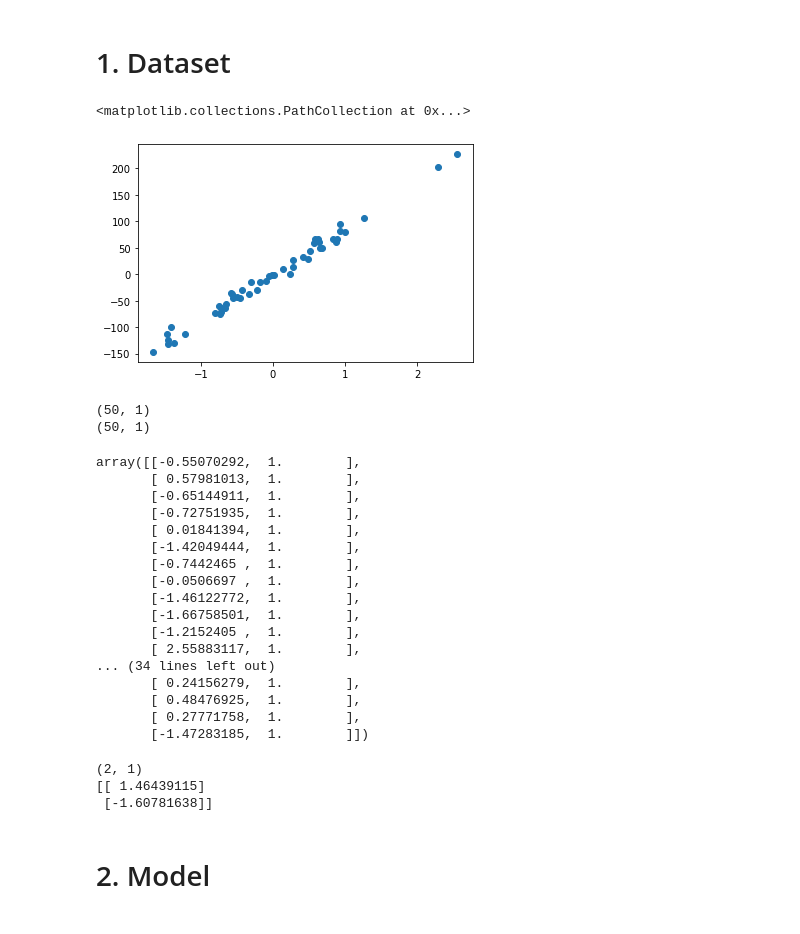
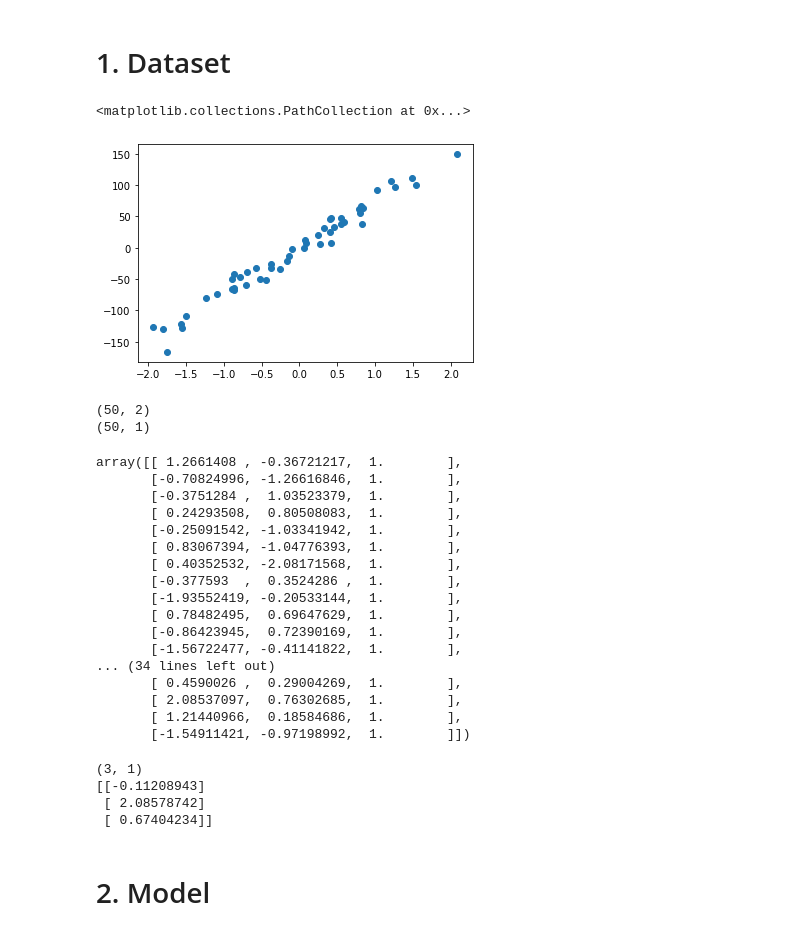
Before and after one commit to Benjamin-Ousmane/Data_Science, a Jupyter notebook: machineLearnia/linearRegression.ipynb, the cells around one changed output. Saved outputs shown, nothing was run; the diff lists cells and outputs as text; code cells hidden in the pictures.

```diff
--- a/machineLearnia/linearRegression.ipynb
+++ b/machineLearnia/linearRegression.ipynb
@@ -5,49 +8,51 @@ import matplotlib.pyplot as plt
 # %% [markdown]
  # 1. Dataset
 # %%
-x, y = make_regression(n_samples= 50, n_features=1, noise=10)
-plt.scatter(x,y)
+x, y = make_regression(n_samples= 50, n_features=2, noise=10)
+plt.scatter(x[:,0], y) # first feature
 # %% [output]
 <matplotlib.collections.PathCollection at 0x...>
-[figure, old version]
+[figure, new version]
 # %%
 print(x.shape)
+# need to reshape because of the unknown shape return by make_regression function
 y = y.reshape(y.shape[0],1)
 print(y.shape)
 # %% [output]
+(50, 2)
 (50, 1)
-(50, 1)
 # %%
 # matrix x
-X = np.hstack((x,np.ones(x.shape)))
+X = np.hstack((x, np.ones((x.shape[0], 1))))
 X
 # %% [output]
-array([[-0.55070292,  1.        ],
-       [ 0.57981013,  1.        ],
-       [-0.65144911,  1.        ],
-       [-0.72751935,  1.        ],
-       [ 0.01841394,  1.        ],
-       [-1.42049444,  1.        ],
-       [-0.7442465 ,  1.        ],
-       [-0.0506697 ,  1.        ],
-       [-1.46122772,  1.        ],
-       [-1.66758501,  1.        ],
-       [-1.2152405 ,  1.        ],
-       [ 2.55883117,  1.        ],
+array([[ 1.2661408 , -0.36721217,  1.        ],
+       [-0.70824996, -1.26616846,  1.        ],
+       [-0.3751284 ,  1.03523379,  1.        ],
+       [ 0.24293508,  0.80508083,  1.        ],
+       [-0.25091542, -1.03341942,  1.        ],
+       [ 0.83067394, -1.04776393,  1.        ],
+       [ 0.40352532, -2.08171568,  1.        ],
+       [-0.377593  ,  0.3524286 ,  1.        ],
+       [-1.93552419, -0.20533144,  1.        ],
+       [ 0.78482495,  0.69647629,  1.        ],
+       [-0.86423945,  0.72390169,  1.        ],
+       [-1.56722477, -0.41141822,  1.        ],
 ... (34 lines left out)
-       [ 0.24156279,  1.        ],
-       [ 0.48476925,  1.        ],
-       [ 0.27771758,  1.        ],
-       [-1.47283185,  1.        ]])
+       [ 0.4590026 ,  0.29004269,  1.        ],
+       [ 2.08537097,  0.76302685,  1.        ],
+       [ 1.21440966,  0.18584686,  1.        ],
+       [-1.54911421, -0.97198992,  1.        ]])
 # %%
 # random initialization of vector theta
-theta = np.random.randn(2,1)
+theta = np.random.randn(3,1)
 print(theta.shape)
 print(theta)
 # %% [output]
-(2, 1)
-[[ 1.46439115]
- [-1.60781638]]
+(3, 1)
+[[-0.11208943]
+ [ 2.08578742]
+ [ 0.67404234]]
 # %% [markdown]
 # 2. Model
 # %%
```
Also changed, not shown: parts of 10 cells of this notebook, 1 other file.
